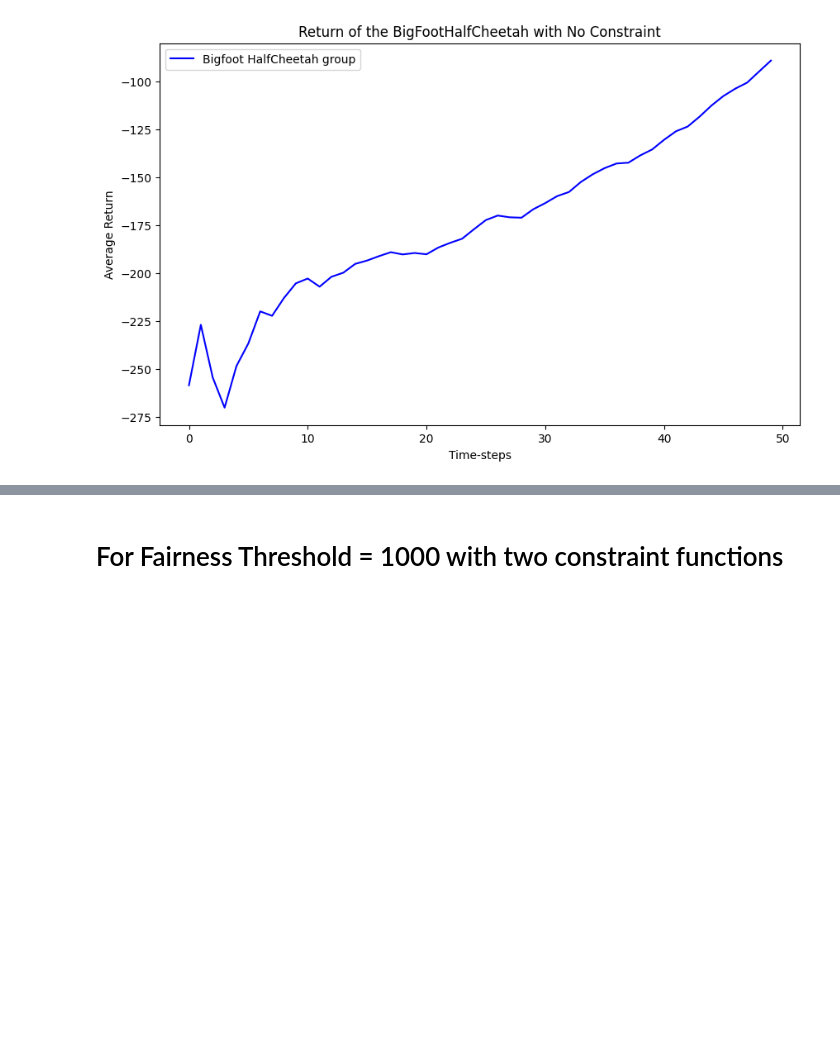
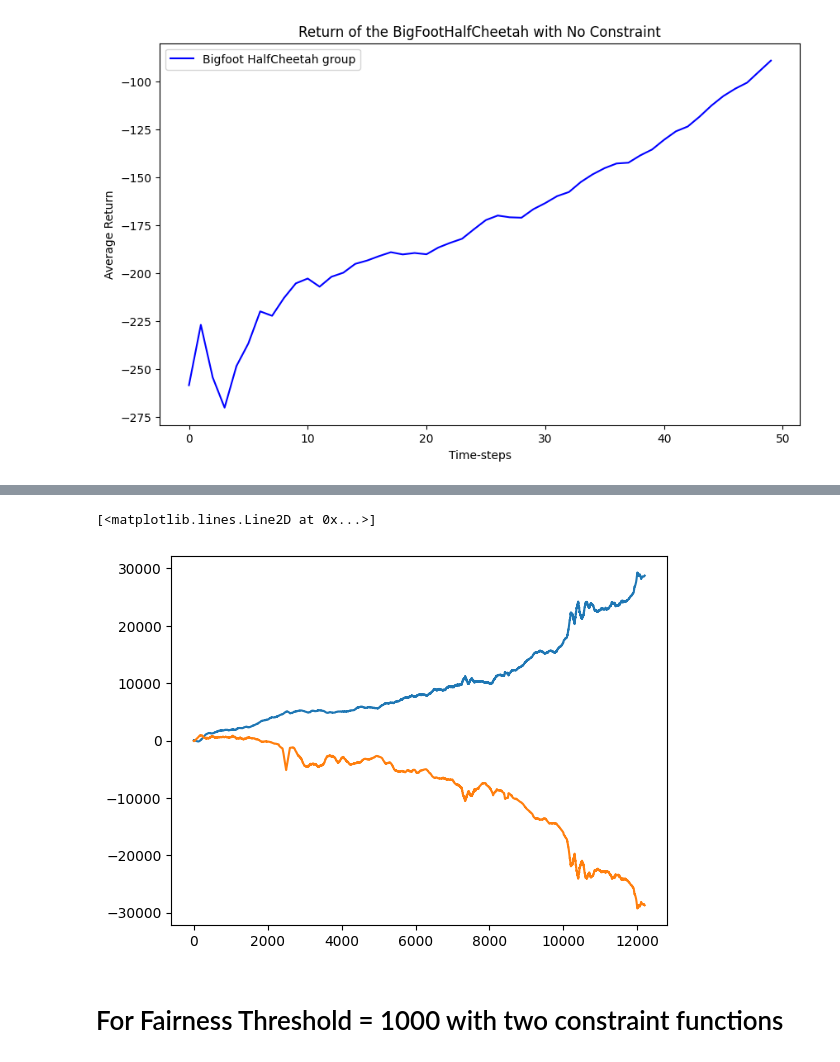
Before and after one commit to KefanSong/Code-for-Master-Thesis, a Jupyter notebook: Plotting Return.ipynb, the cells around one changed output, grey strips where cells are left out. Saved outputs shown, nothing was run; the diff lists cells and outputs as text; code cells hidden in the pictures; blank space fills up the shorter version.

```diff
--- a/Plotting Return.ipynb
+++ b/Plotting Return.ipynb
@@ -23,3 +37,9 @@ plt.legend()
+# %%
+plt.plot(log['AvgR2'])
+plt.plot(log['AvgR'])
+# %% [output]
+[<matplotlib.lines.Line2D at 0x...>]
+[figure, added]
 # %% [markdown]
 # For Fairness Threshold = 1000 with two constraint functions
 # %%
```
Also changed, not shown: parts of 70 cells of this notebook, 45 other files.
